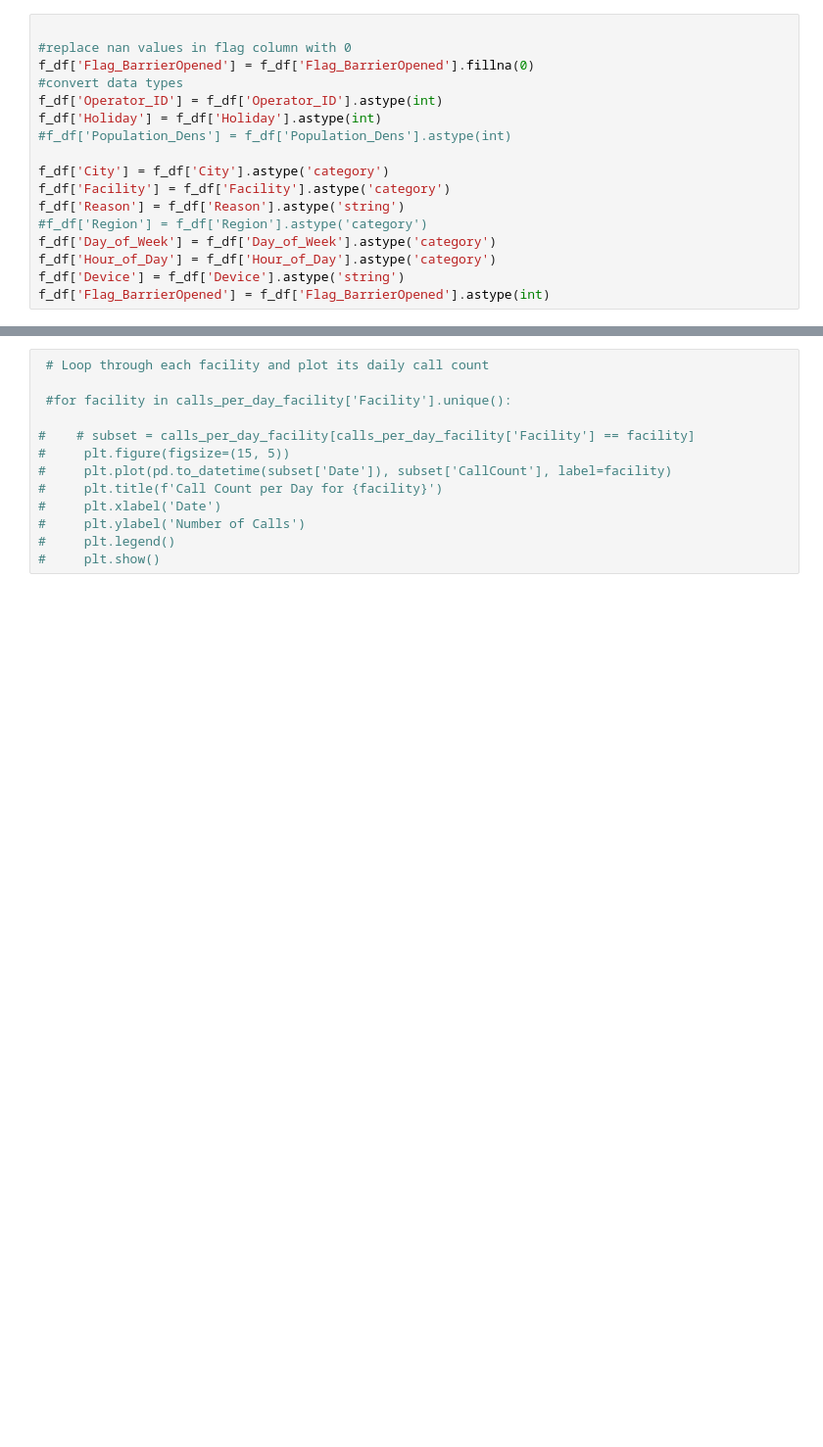
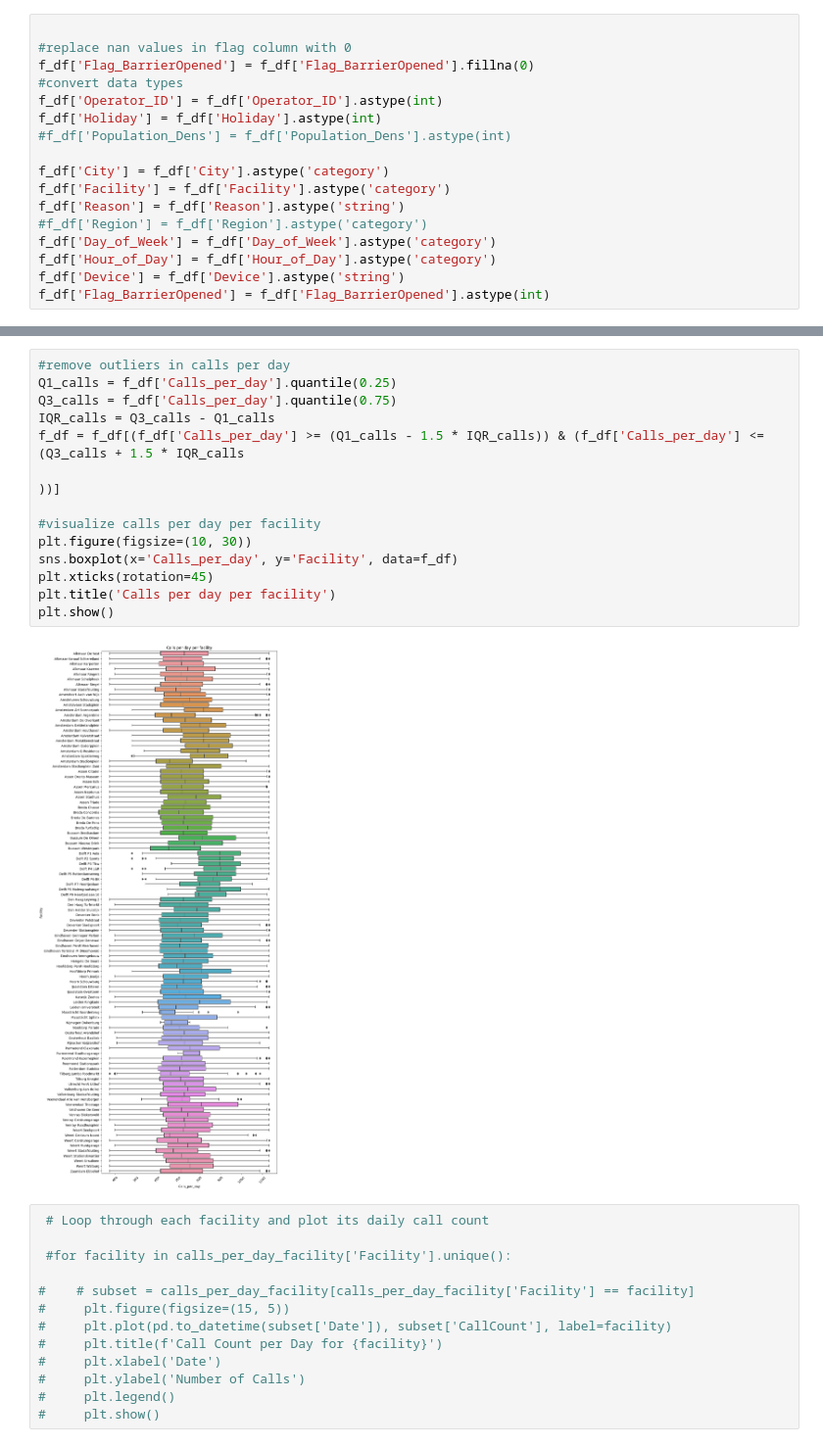
Before and after one commit to OmniControll/Predicting-Call-Volumes-For-Resource-Management, a Jupyter notebook: Control_Room_Model.ipynb, the cells around one changed output, grey strips where cells are left out. Shown at 98% size. Drawn from its saved outputs; the diff is of its cells as text; blank space fills up the shorter version.

```diff
--- a/Control_Room_Model.ipynb
+++ b/Control_Room_Model.ipynb
@@ -344,3 +398,19 @@ plt.show()
+# %%
+#remove outliers in calls per day
+Q1_calls = f_df['Calls_per_day'].quantile(0.25)
+Q3_calls = f_df['Calls_per_day'].quantile(0.75)
+IQR_calls = Q3_calls - Q1_calls
+f_df = f_df[(f_df['Calls_per_day'] >= (Q1_calls - 1.5 * IQR_calls)) & (f_df['Calls_per_day'] <= (Q3_calls + 1.5 * IQR_calls
+                                                                                                ))]
+
+#visualize calls per day per facility
+plt.figure(figsize=(10, 30))
+sns.boxplot(x='Calls_per_day', y='Facility', data=f_df)
+plt.xticks(rotation=45)
+plt.title('Calls per day per facility')
+plt.show()
+# %% [output]
+[figure, added]
 # %%
  # Loop through each facility and plot its daily call count
 
```
Also changed, not shown: parts of 29 cells of this notebook.
